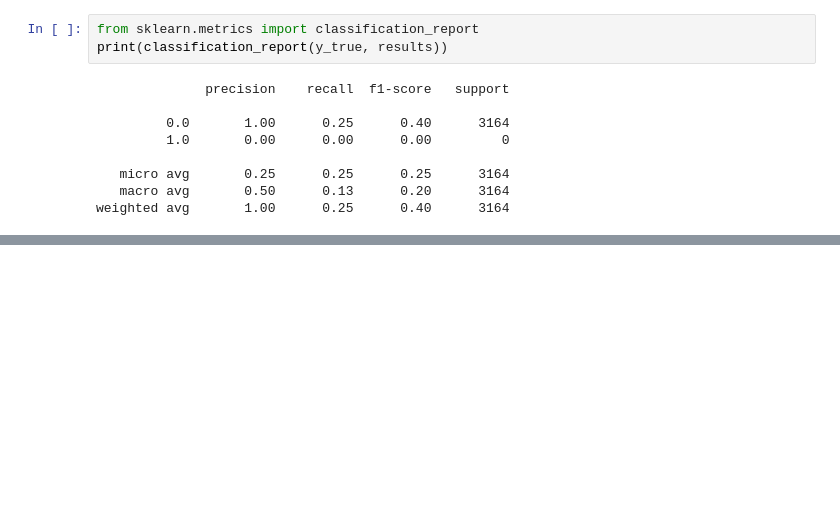
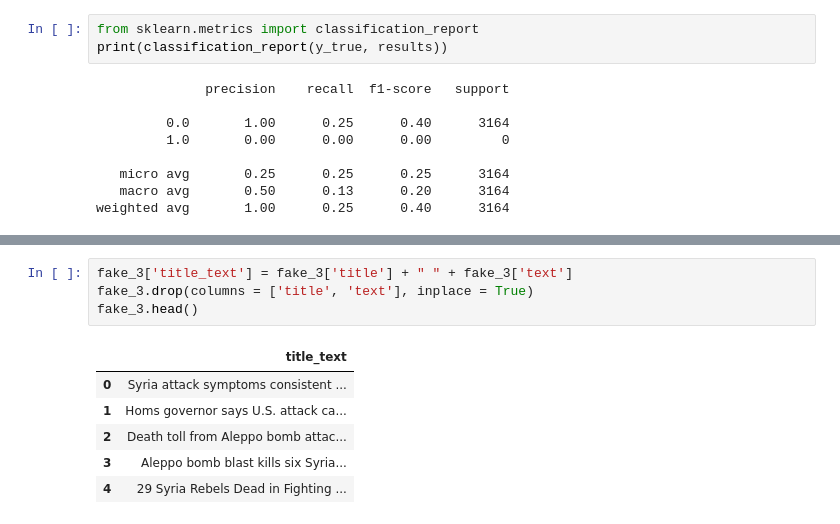
Before and after one commit to LiamCafffrey/FakeNews, a Jupyter notebook: notebooks/Neural_network_nico.ipynb, the cells around one changed output, grey strips where cells are left out. Cells and saved outputs as stored; diff of their text form; blank space fills up the shorter version.

```diff
--- a/notebooks/Neural_network_nico.ipynb
+++ b/notebooks/Neural_network_nico.ipynb
@@ -1113,0 +1114,11 @@ weighted avg       1.00      0.25      0.40      3164
+# %%
+fake_3['title_text'] = fake_3['title'] + " " + fake_3['text']
+fake_3.drop(columns = ['title', 'text'], inplace = True)
+fake_3.head()
+# %% [output]
+|  | title_text |
+| 0 | Syria attack symptoms consistent ... |
+| 1 | Homs governor says U.S. attack ca... |
+| 2 | Death toll from Aleppo bomb attac... |
+| 3 | Aleppo bomb blast kills six Syria... |
+| 4 | 29 Syria Rebels Dead in Fighting ... |
```
Also changed, not shown: parts of 28 cells of this notebook.
